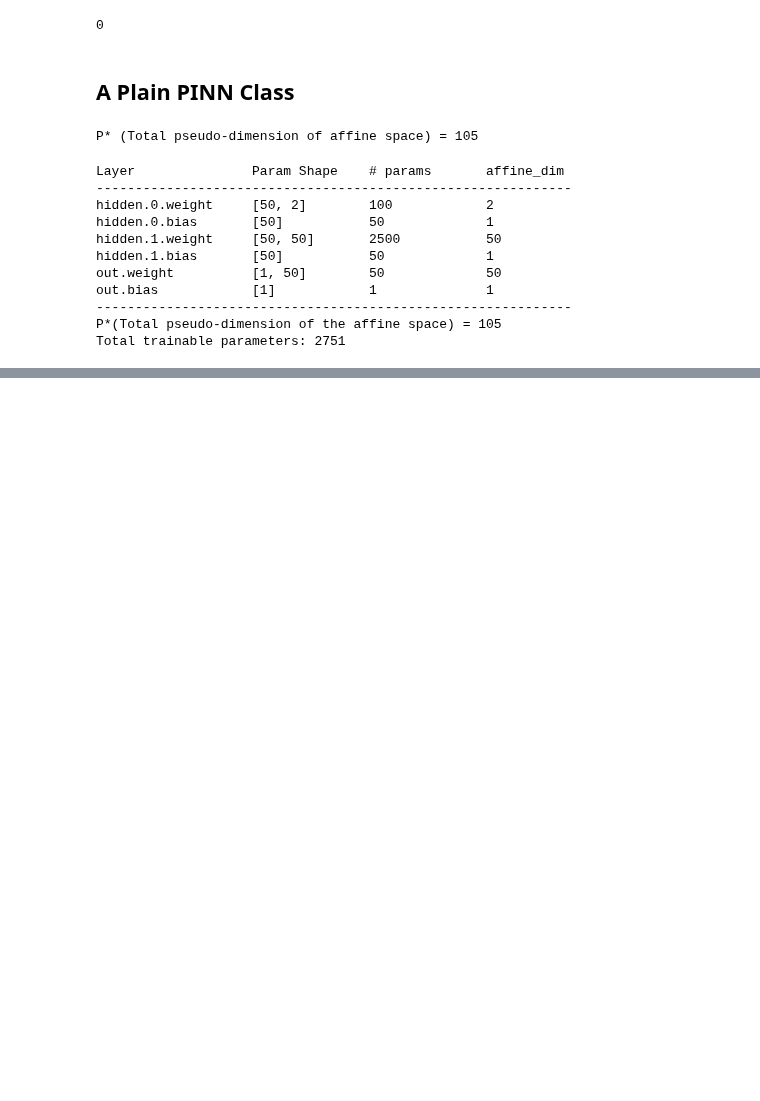
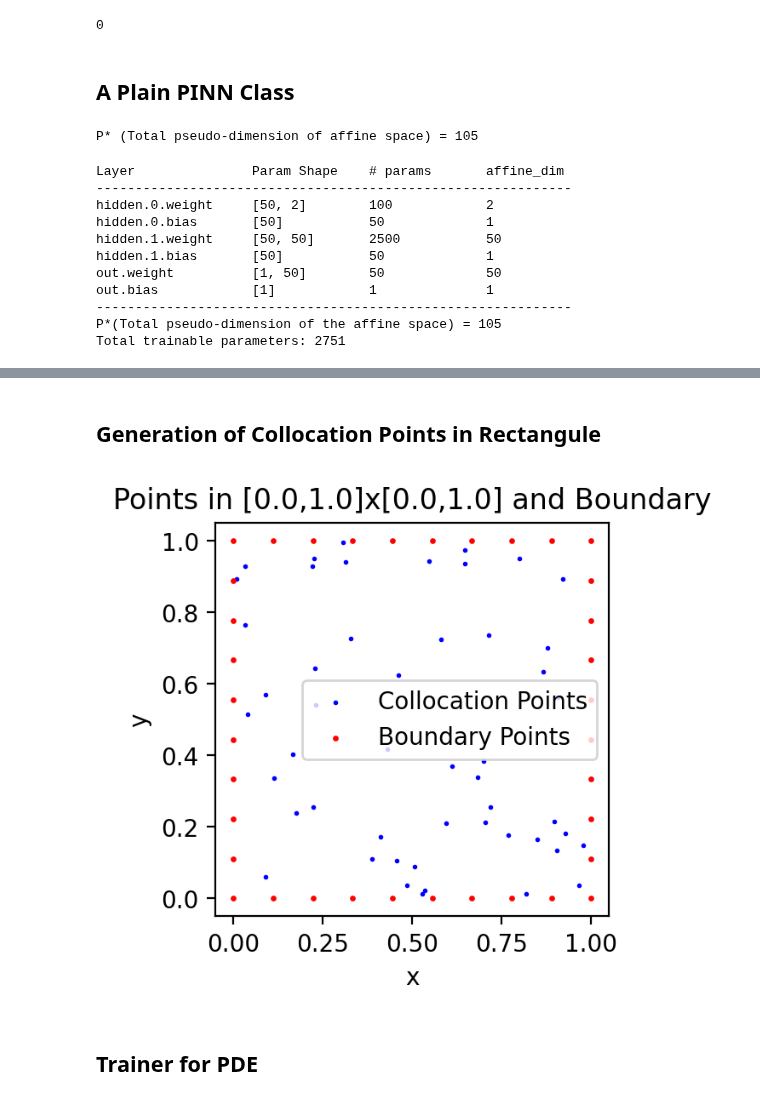
Before and after one commit to SebastianJaraCifuentes/PINN_with_python, a Jupyter notebook: Cap 2: Formulation and Models/Poisson_equation.ipynb, the cells around one changed output, grey strips where cells are left out. Drawn from its saved outputs; the diff is of its cells as text; code cells hidden in the pictures; blank space fills up the shorter version.

```diff
--- a/Cap 2: Formulation and Models/Poisson_equation.ipynb
+++ b/Cap 2: Formulation and Models/Poisson_equation.ipynb
@@ -165,0 +235,2 @@ ModuleList(
+# %% [markdown]
+## Generation of Collocation Points in Rectangule
@@ -165,0 +247,44 @@ ModuleList(
+# %%
+def sample4DBC_rect(NBC = 20, a = 0.0, b = 1.0, c = 0.0, d = 1.0):
+    ''' Generate boundary points for 4-DBC in a rectangle [a,b]x[c,d] '''
+
+    x_DBCs = []
+    x_DBCs.extend([[x_i, c] for x_i in np.linspace(a, b, NBC)])  # Bottom
+    x_DBCs.extend([[x_i, d] for x_i in np.linspace(a, b, NBC)])  # Top
+    x_DBCs.extend([[a, y_i] for y_i in np.linspace(c, d, NBC)])  # Left
+    x_DBCs.extend([[b, y_i] for y_i in np.linspace(c, d, NBC)])  # Right
+
+    x_DBC = np.unique(np.array(x_DBCs), axis = 0)
+    u_DBC = np.zeros((x_DBC.shape[0], 1))
+
+    x_DBC_th = torch.tensor(x_DBC, dtype=torch.float32, requires_grad=True)
+    u_DBC_th = torch.tensor(u_DBC, dtype=torch.float32)
+
+    return x_DBC_th, u_DBC_th
+# %%
+def plotSamplePointRect(x_omega, x_DBC, a = 0.0, b= 1.0, c= 0.0, d=1.0, dpi = 200, f_name = 'tmp.png'):
+
+    x_omega = x_omega.detach().numpy()
+    x_DBC = x_DBC.detach().numpy()
+
+    fig, ax = plt.subplots(figsize=(3,3), dpi = dpi)
+    ax.scatter(x_omega[:,0], x_omega[:,1], c='blue', s=1, label='Collocation Points')
+    ax.scatter(x_DBC[:,0], x_DBC[:,1], c='red', s=2, label='Boundary Points')
+    ax.set_xlabel('x')
+    ax.set_ylabel('y')
+    ax.set_title(f'Points in [{a},{b}]x[{c},{d}] and Boundary')
+    ax.set_aspect('equal')
+    plt.legend()
+    plt.savefig(f_name, dpi = 500)
+    plt.show()
+    plt.close(fig)
+# %%
+a = 0.0; b= 1.0; c= 0.0; d=1.0
+N_sample = 50
+x_omega = sampleD_clctn(N_sample, a, b, c, d)
+x_DBC, u_DBC = sample4DBC_rect(10, a, b, c, d)
+plotSamplePointRect(x_omega, x_DBC)
+# %% [output]
+[figure, added]
+# %% [markdown]
+## Trainer for PDE
```
Also changed, not shown: parts of 22 cells of this notebook, 1 other file.
